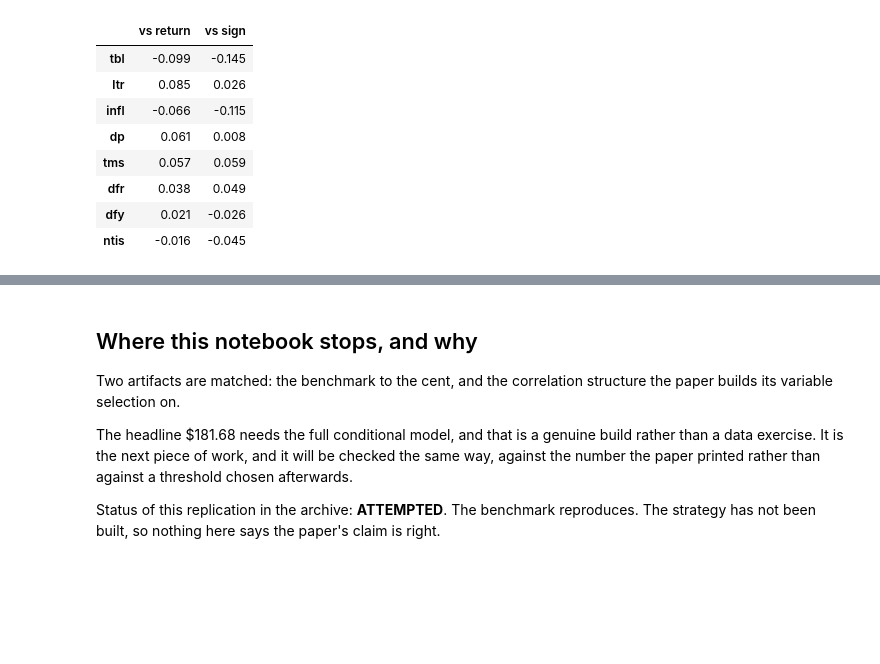
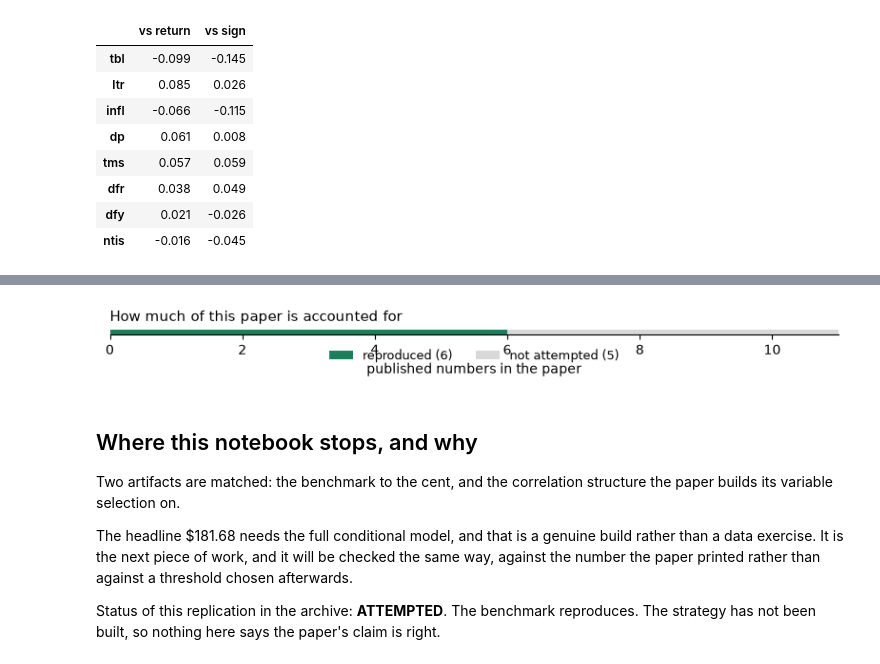
Before and after one commit to RezaSoleymanifar/alpha-archive, a Jupyter notebook: notebooks/2606.04153_sign_and_magnitude.ipynb, the cells around one changed output, grey strips where cells are left out. Saved outputs shown, nothing was run; the diff lists cells and outputs as text; code cells hidden in the pictures; blank space fills up the shorter version.

```diff
--- a/notebooks/2606.04153_sign_and_magnitude.ipynb
+++ b/notebooks/2606.04153_sign_and_magnitude.ipynb
@@ -195,0 +200,25 @@ paper: tbl has the largest absolute correlation,
+# %%
+import json, urllib.request
+
+RECORD = ('https://raw.githubusercontent.com/RezaSoleymanifar/'
+          'alpha-archive/main/data/artifacts/2606.04153.json')
+LOCAL  = '../data/artifacts/2606.04153.json'
+
+try:
+    record = json.load(open(LOCAL, encoding='utf-8'))
+except FileNotFoundError:
+    record = json.load(urllib.request.urlopen(RECORD))
+
+rows = pd.DataFrame(record['artifacts'])
+rows['state'] = rows['state'].str.replace('_', ' ').str.lower()
+report = rows[['name', 'where', 'published', 'observed', 'gap', 'state']]
+
+done = (rows['state'] == 'reproduced').sum()
+print(f"{done} of {len(rows)} published numbers reproduced"
+      f"  ({done / len(rows):.0%} of the paper)")
+print()
+for group, block in rows.groupby('state', sort=False):
+    print(f'{group}: {len(block)}')
+    for _, r in block.iterrows():
+        print(f"   {r['name']}")
+report
@@ -196,3 +253,24 @@ paper: tbl has the largest absolute correlation,
+# %%
+fig, ax = plt.subplots(figsize=(8, 1.5))
+order = ['reproduced', 'missed', 'unobtainable', 'not attempted']
+shades = {'reproduced': '#1a7f5a', 'missed': '#b04040',
+          'unobtainable': '#8a8a8a', 'not attempted': '#d8d8d8'}
+left = 0
+for state in order:
+    n = int((rows['state'] == state).sum())
+    if not n:
+        continue
+    ax.barh([0], [n], left=left, color=shades[state], label=f'{state} ({n})')
+    left += n
+ax.set_xlim(0, len(rows)); ax.set_yticks([])
+ax.set_xlabel('published numbers in the paper')
+ax.legend(ncol=4, frameon=False, fontsize=9, loc='upper center',
+          bbox_to_anchor=(0.5, -0.55))
+ax.spines[['top', 'right', 'left']].set_visible(False)
+ax.set_title('How much of this paper is accounted for', loc='left', fontsize=11)
+fig.tight_layout()
+# %% [output]
+[figure, added]
 # %% [markdown]
 ## Where this notebook stops, and why
 
```
Also changed, not shown: parts of 2 cells of this notebook, 1 other file.
